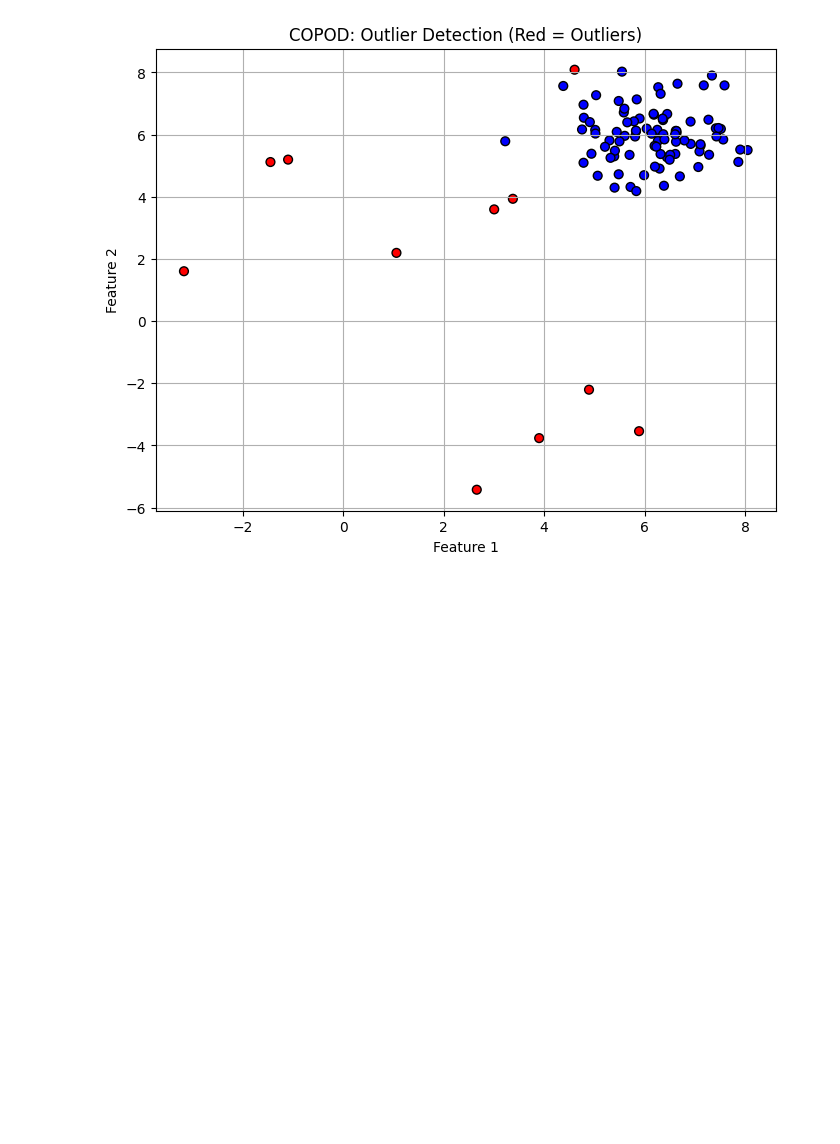
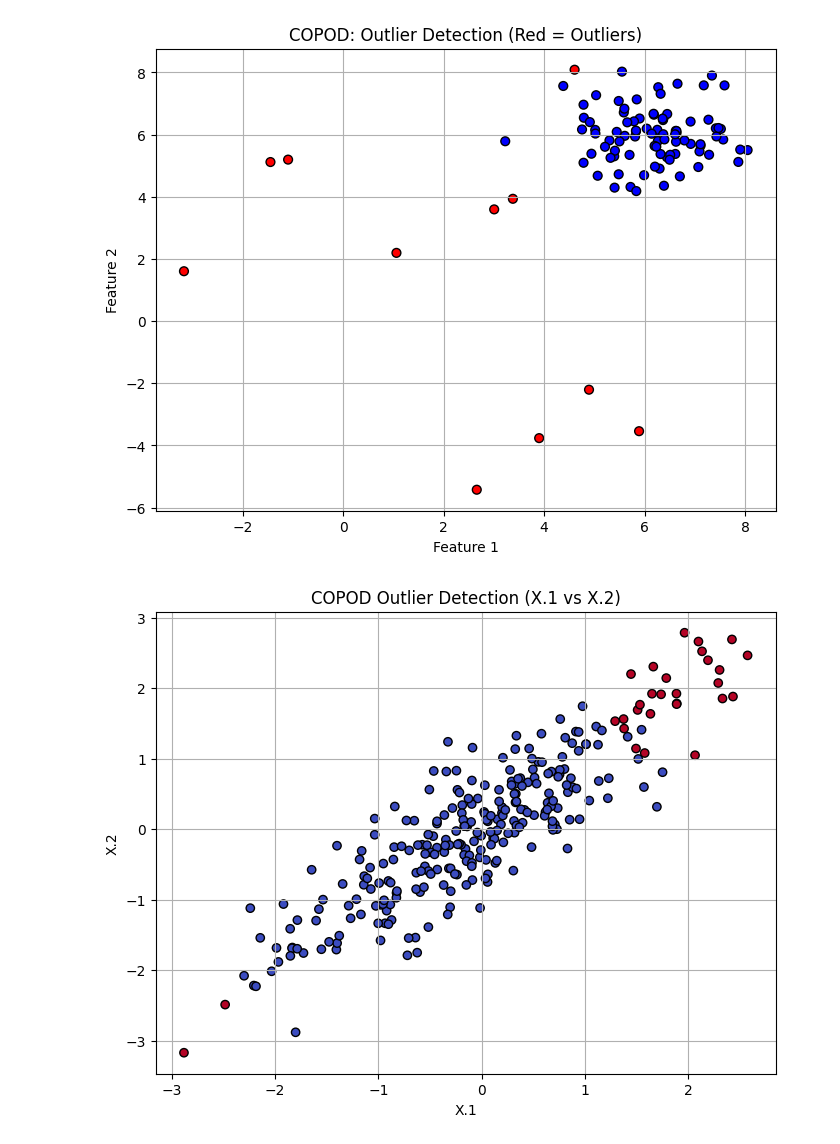
Before and after one commit to Adibank/DPDM, a Jupyter notebook: Project.ipynb, the cells around one changed output. Cells and saved outputs as stored; diff of their text form; code cells hidden in the pictures; blank space fills up the shorter version.

```diff
--- a/Project.ipynb
+++ b/Project.ipynb
@@ -1179,3 +1179,67 @@ Outlier indices in test data: [77 90 91 92 93 94 95 96 97 98 99]
 Outlier scores (first 10): [2.14843441 2.45495957 2.94846984 2.63418035 2.95224716 1.69436475
  3.1543373  2.86312725 1.59591594 1.59760542]
 [figure]
+# %%
+import numpy as np
+import pandas as pd
+from pyod.models.copod import COPOD
+import matplotlib.pyplot as plt
+
+def nearest_pd(A):
+    B = (A + A.T) / 2
+    _, s, V = np.linalg.svd(B)
+    H = V.T @ np.diag(s) @ V
+    A2 = (B + H) / 2
+    A3 = (A2 + A2.T) / 2
+    if is_pd(A3):
+        return A3
+    spacing = np.spacing(np.linalg.norm(A))
+    I = np.eye(A.shape[0])
+    k = 1
+    while not is_pd(A3):
+        mineig = np.min(np.real(np.linalg.eigvals(A3)))
+        A3 += I * (-mineig * k**2 + spacing)
+        k += 1
+    return A3
+
+def is_pd(B):
+    try:
+        np.linalg.cholesky(B)
+        return True
+    except np.linalg.LinAlgError:
+        return False
+
+# จำลองข้อมูล
+np.random.seed(42)
+dim = 7
+n = 300
+alpha_test = 0.05
+n_sample = int(n * (1 - alpha_test))
+
+my_mu = np.zeros(dim)
+rand_mat = np.random.uniform(0.7, 0.9, size=(dim, dim))
+symm_mat = (rand_mat + rand_mat.T) / 2
+np.fill_diagonal(symm_mat, 1)
+cov_matrix = nearest_pd(symm_mat)
+cov_matrix = np.round(cov_matrix, 2)
+np.fill_diagonal(cov_matrix, 1)
+
+data = np.random.multivariate_normal(mean=my_mu, cov=cov_matrix, size=n_sample)
+df = pd.DataFrame(data, columns=[f'X.{i+1}' for i in range(dim)])
+
+# ใช้ COPOD ตรวจจับ outlier
+model = COPOD()
+model.fit(df)
+df['outlier'] = model.predict(df)
+df['score'] = model.decision_function(df.iloc[:, :-1])
+
+# แสดงผล 2 มิติ
+plt.figure(figsize=(8, 6))
+plt.scatter(df['X.1'], df['X.2'], c=df['outlier'], cmap='coolwarm', edgecolors='k')
+plt.title("COPOD Outlier Detection (X.1 vs X.2)")
+plt.xlabel("X.1")
+plt.ylabel("X.2")
+plt.grid(True)
+plt.show()
+# %% [output]
+[figure, added]
```
Also changed, not shown: parts of 3 cells of this notebook.
